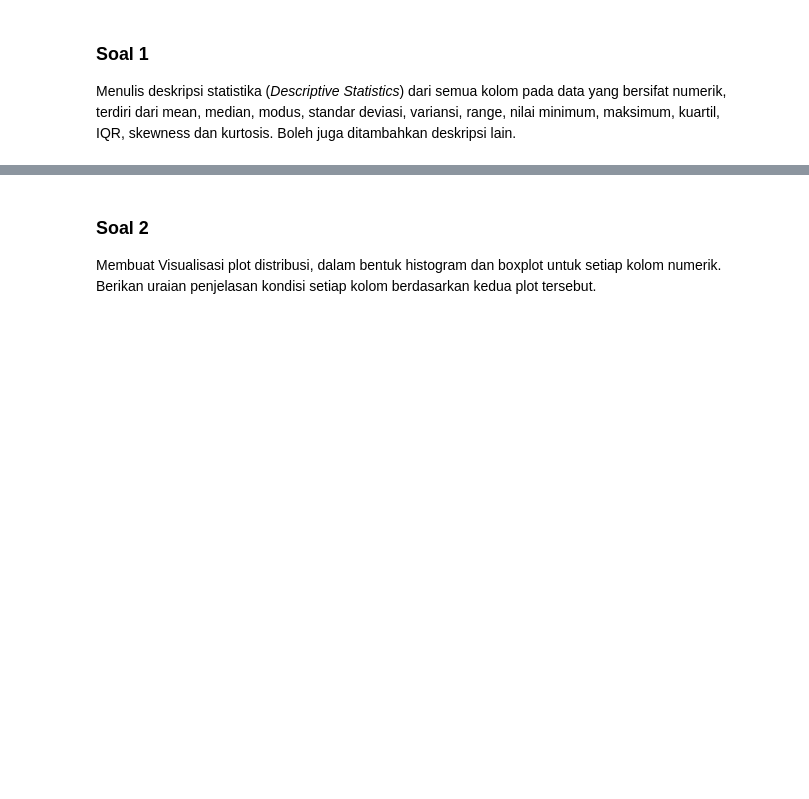
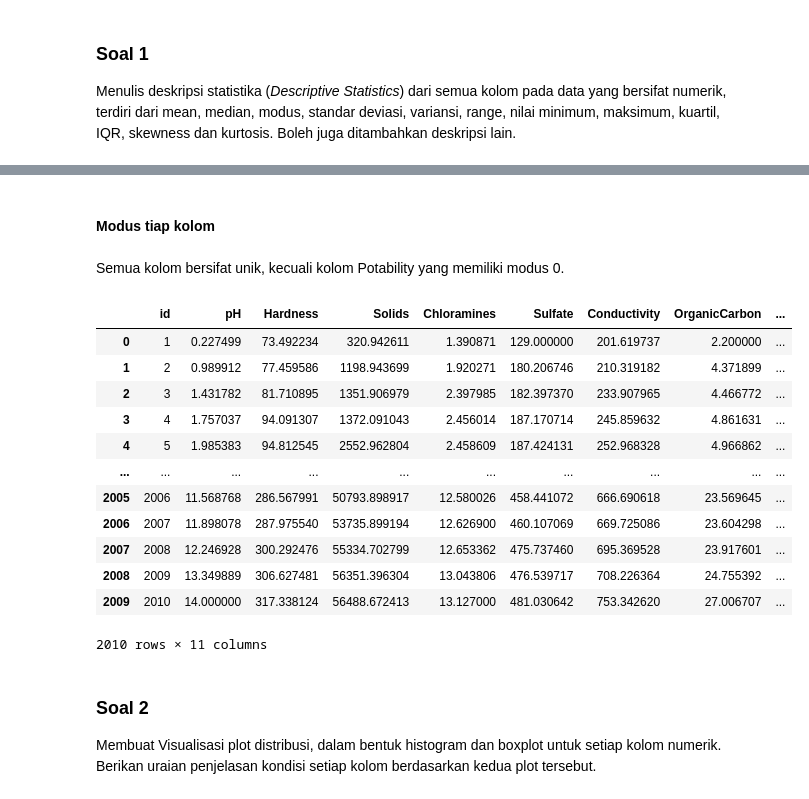
Before and after one commit to kentlius/Tubes-Probstat, a Jupyter notebook: main.ipynb, the cells around one changed output, grey strips where cells are left out. Cells and saved outputs as stored; diff of their text form; code cells hidden in the pictures; blank space fills up the shorter version.

```diff
--- a/main.ipynb
+++ b/main.ipynb
@@ -76,3 +73,23 @@ df1
+# %% [markdown]
+#### Modus tiap kolom
+# %% [markdown]
+Semua kolom bersifat unik, kecuali kolom Potability yang memiliki modus 0.
+# %%
+df.mode()
+# %% [output]
+|  | id | pH | Hardness | Solids | Chloramines | Sulfate | Conductivity | OrganicCarbon | ... |
+| 0 | 1 | 0.227499 | 73.492234 | 320.942611 | 1.390871 | 129.000000 | 201.619737 | 2.200000 | ... |
+| 1 | 2 | 0.989912 | 77.459586 | 1198.943699 | 1.920271 | 180.206746 | 210.319182 | 4.371899 | ... |
+| 2 | 3 | 1.431782 | 81.710895 | 1351.906979 | 2.397985 | 182.397370 | 233.907965 | 4.466772 | ... |
+| 3 | 4 | 1.757037 | 94.091307 | 1372.091043 | 2.456014 | 187.170714 | 245.859632 | 4.861631 | ... |
+| 4 | 5 | 1.985383 | 94.812545 | 2552.962804 | 2.458609 | 187.424131 | 252.968328 | 4.966862 | ... |
+| ... | ... | ... | ... | ... | ... | ... | ... | ... | ... |
+| 2005 | 2006 | 11.568768 | 286.567991 | 50793.898917 | 12.580026 | 458.441072 | 666.690618 | 23.569645 | ... |
+| 2006 | 2007 | 11.898078 | 287.975540 | 53735.899194 | 12.626900 | 460.107069 | 669.725086 | 23.604298 | ... |
+| 2007 | 2008 | 12.246928 | 300.292476 | 55334.702799 | 12.653362 | 475.737460 | 695.369528 | 23.917601 | ... |
+| 2008 | 2009 | 13.349889 | 306.627481 | 56351.396304 | 13.043806 | 476.539717 | 708.226364 | 24.755392 | ... |
+| 2009 | 2010 | 14.000000 | 317.338124 | 56488.672413 | 13.127000 | 481.030642 | 753.342620 | 27.006707 | ... |
+2010 rows × 11 columns
 # %% [markdown]
 ### Soal 2
 Membuat Visualisasi plot distribusi, dalam bentuk histogram dan boxplot untuk setiap kolom numerik. Berikan uraian penjelasan kondisi setiap kolom berdasarkan kedua plot tersebut.
```
Also changed, not shown: parts of 1 cell of this notebook.
